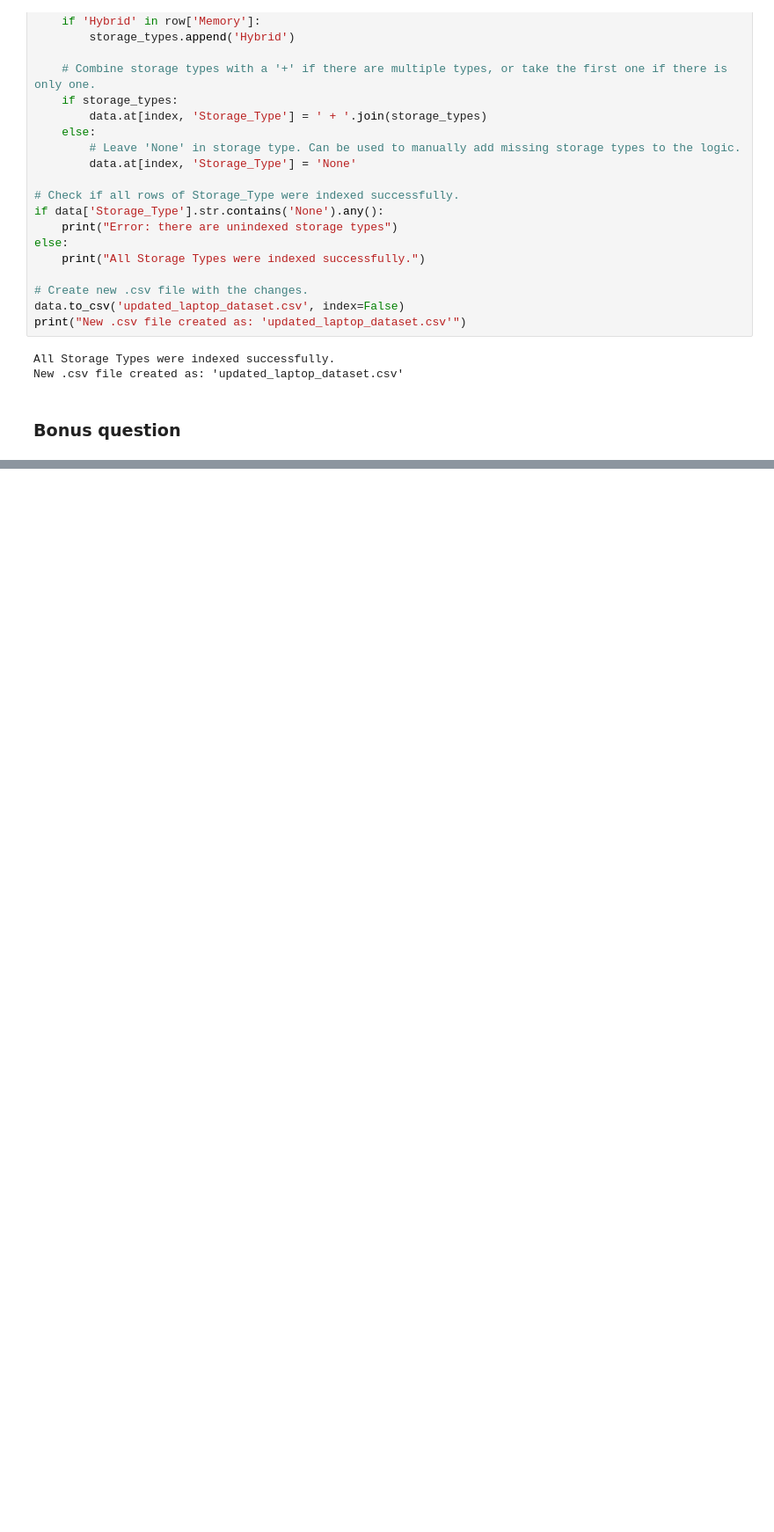
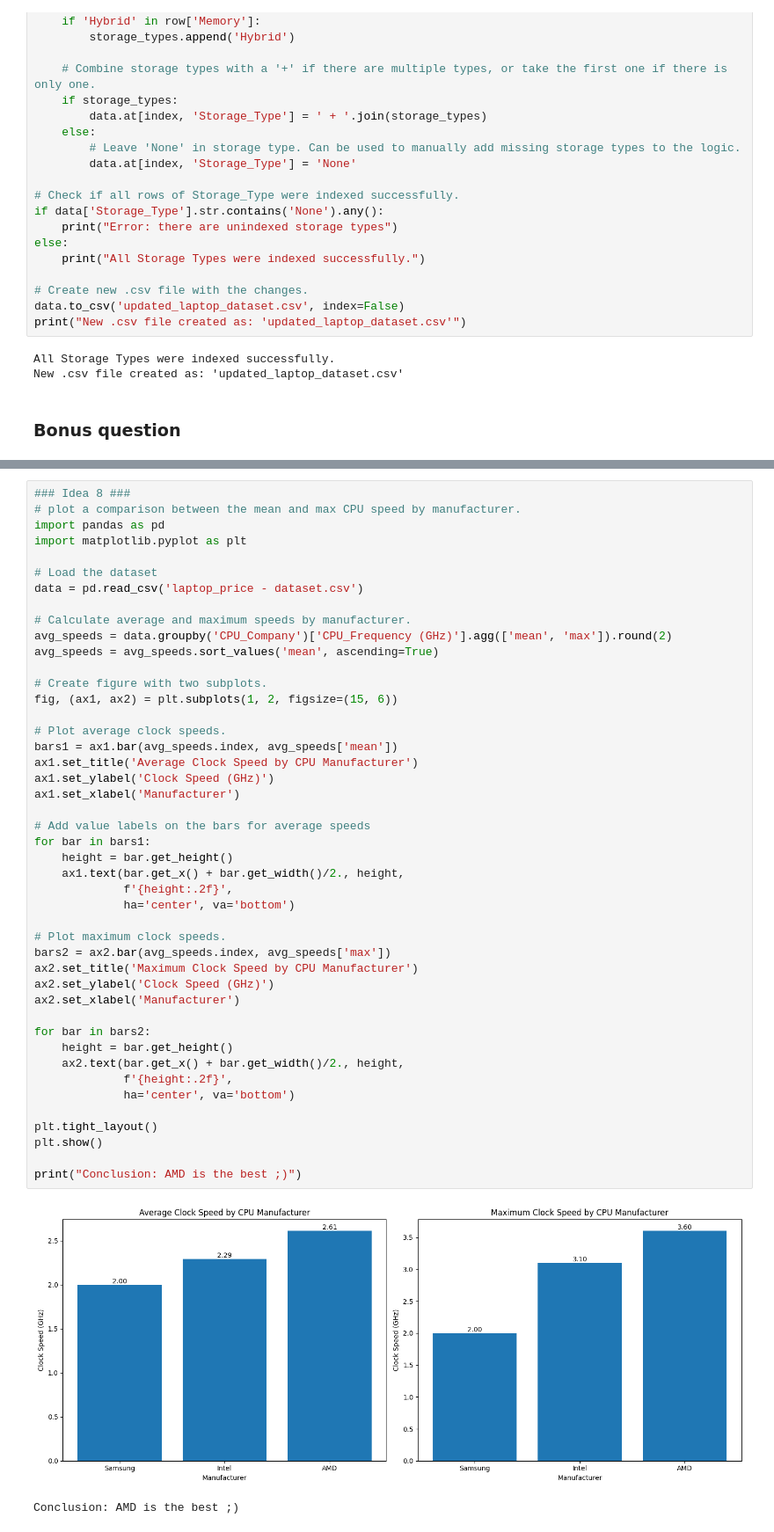
Before and after one commit to DaniilRein/miniproject1, a Jupyter notebook: mini_project1.ipynb, the cells around one changed output, grey strips where cells are left out. Shown at 88% size. Saved outputs shown, nothing was run; the diff lists cells and outputs as text; blank space fills up the shorter version.

```diff
--- a/mini_project1.ipynb
+++ b/mini_project1.ipynb
@@ -475,0 +462,48 @@ plt.show()
+# %%
+### Idea 8 ###
+# plot a comparison between the mean and max CPU speed by manufacturer.
+import pandas as pd
+import matplotlib.pyplot as plt
+
+# Load the dataset
+data = pd.read_csv('laptop_price - dataset.csv')
+
+# Calculate average and maximum speeds by manufacturer.
+avg_speeds = data.groupby('CPU_Company')['CPU_Frequency (GHz)'].agg(['mean', 'max']).round(2)
+avg_speeds = avg_speeds.sort_values('mean', ascending=True)
+
+# Create figure with two subplots.
+fig, (ax1, ax2) = plt.subplots(1, 2, figsize=(15, 6))
+
+# Plot average clock speeds.
+bars1 = ax1.bar(avg_speeds.index, avg_speeds['mean'])
+ax1.set_title('Average Clock Speed by CPU Manufacturer')
+ax1.set_ylabel('Clock Speed (GHz)')
+ax1.set_xlabel('Manufacturer')
+
+# Add value labels on the bars for average speeds
+for bar in bars1:
+    height = bar.get_height()
+    ax1.text(bar.get_x() + bar.get_width()/2., height,
+             f'{height:.2f}',
+             ha='center', va='bottom')
+
+# Plot maximum clock speeds.
+bars2 = ax2.bar(avg_speeds.index, avg_speeds['max'])
+ax2.set_title('Maximum Clock Speed by CPU Manufacturer')
+ax2.set_ylabel('Clock Speed (GHz)')
+ax2.set_xlabel('Manufacturer')
+
+for bar in bars2:
+    height = bar.get_height()
+    ax2.text(bar.get_x() + bar.get_width()/2., height,
+             f'{height:.2f}',
+             ha='center', va='bottom')
+
+plt.tight_layout()
+plt.show()
+
+print("Conclusion: AMD is the best ;)")
+# %% [output]
+[figure, added]
+Conclusion: AMD is the best ;)
```
Also changed, not shown: parts of 11 cells of this notebook, 1 other file.
